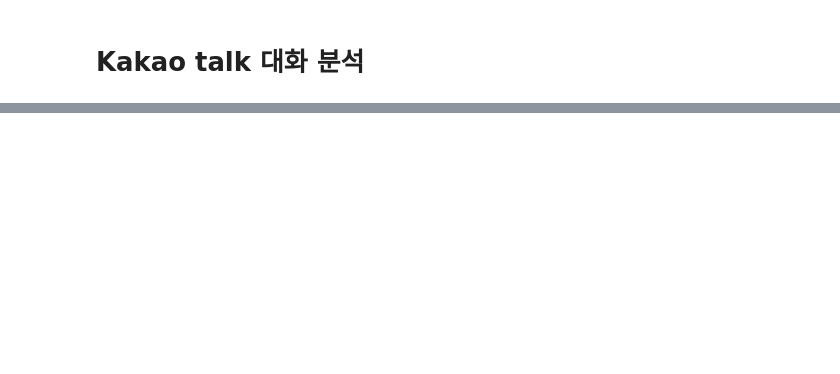
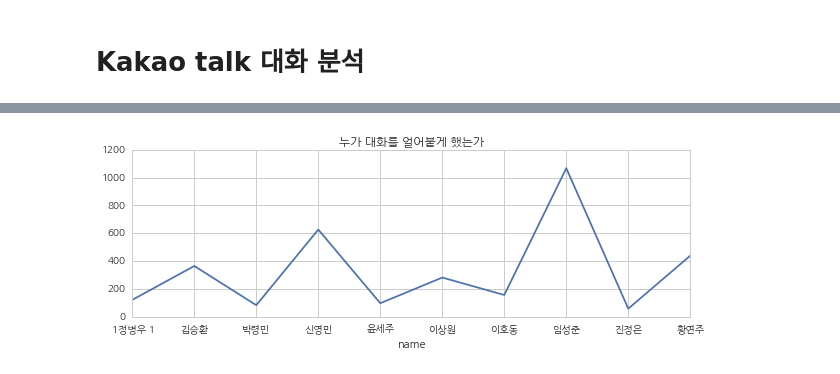
Before and after one commit to ShinJJang/analyze_kakao_talk, a Jupyter notebook: analyze_kakao_analog.ipynb, the cells around one changed output, grey strips where cells are left out. Cells and saved outputs as stored; diff of their text form; code cells hidden in the pictures; blank space fills up the shorter version.

```diff
--- a/analyze_kakao_analog.ipynb
+++ b/analyze_kakao_analog.ipynb
@@ -59,0 +75,11 @@ plt.show()
+# %%
+df['delta'] = (df['timestamp'].shift(-1)-df['timestamp']).fillna(0)
+df['is_indifferent'] = ((df['name'] != df['name'].shift(-1)) & (df['delta'].dt.seconds//60 >= 10))
+# %%
+#print(df[['is_indifferent', 'name', 'timestamp', 'delta', 'content']])
+cold_df = df[df['is_indifferent']].groupby('name').count()['content']
+cold_df.plot(kind='line', figsize=(10,3))
+plt.title('누가 대화를 얼어붙게 했는가')
+plt.show()
+# %% [output]
+[figure, added]
```
Also changed, not shown: parts of 11 cells of this notebook.
